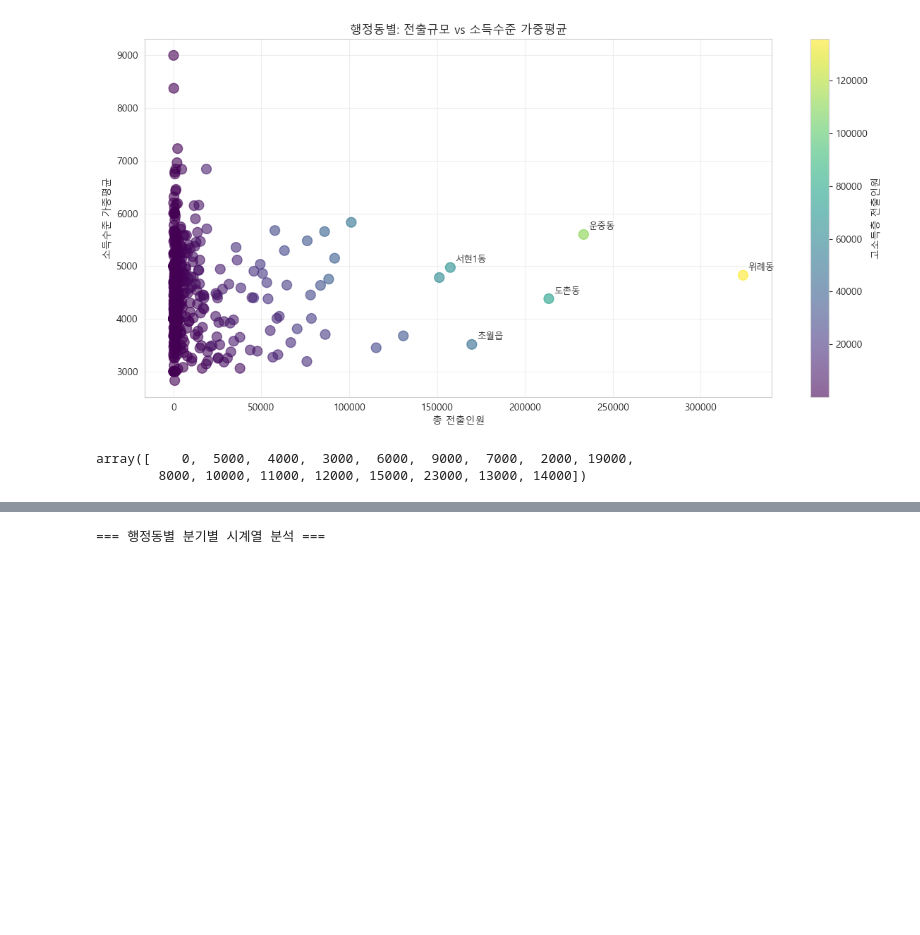
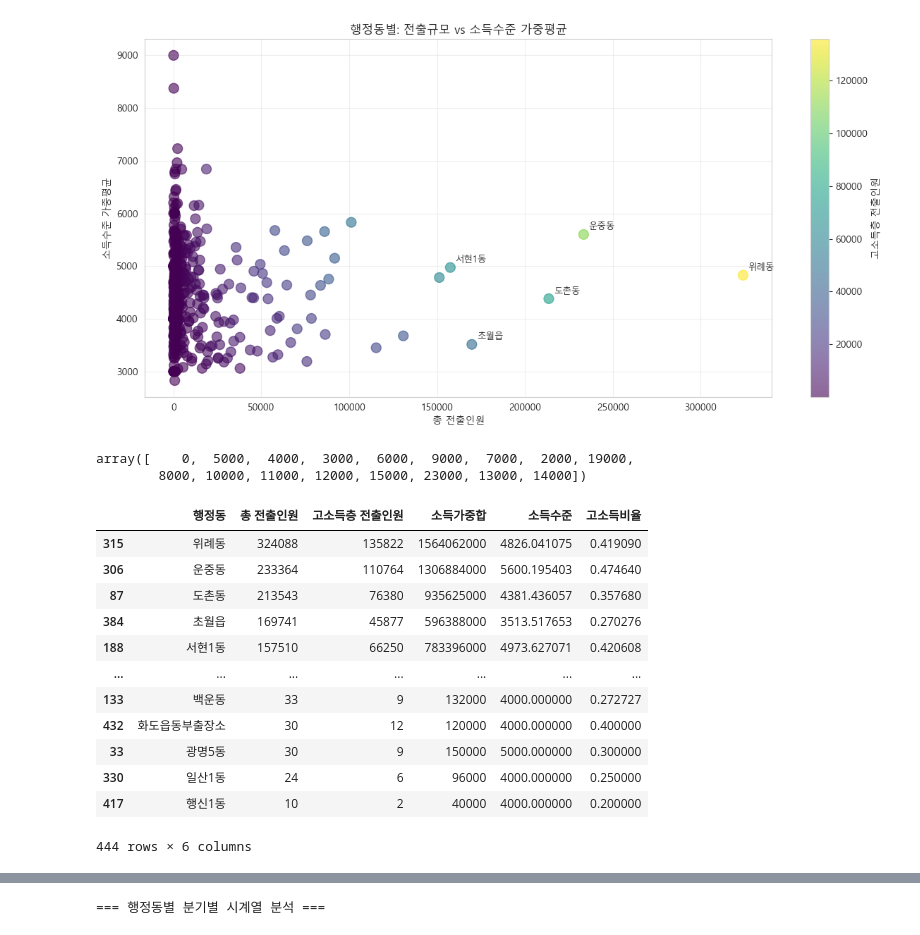
Before and after one commit to bulsajo1/final_project, a Jupyter notebook: sungju/EDA_신용.ipynb, the cells around one changed output, grey strips where cells are left out. Saved outputs shown, nothing was run; the diff lists cells and outputs as text; code cells hidden in the pictures; blank space fills up the shorter version.

```diff
--- a/sungju/EDA_신용.ipynb
+++ b/sungju/EDA_신용.ipynb
@@ -410,3 +410,19 @@ df['AVG_INC'].unique()
 # %% [output]
 array([    0,  5000,  4000,  3000,  6000,  9000,  7000,  2000, 19000,
         8000, 10000, 11000, 12000, 15000, 23000, 13000, 14000])
+# %%
+emigration_by_dong
+# %% [output]
+|  | 행정동 | 총 전출인원 | 고소득층 전출인원 | 소득가중합 | 소득수준 | 고소득비율 |
+| 315 | 위례동 | 324088 | 135822 | 1564062000 | 4826.041075 | 0.419090 |
+| 306 | 운중동 | 233364 | 110764 | 1306884000 | 5600.195403 | 0.474640 |
+| 87 | 도촌동 | 213543 | 76380 | 935625000 | 4381.436057 | 0.357680 |
+| 384 | 초월읍 | 169741 | 45877 | 596388000 | 3513.517653 | 0.270276 |
+| 188 | 서현1동 | 157510 | 66250 | 783396000 | 4973.627071 | 0.420608 |
+| ... | ... | ... | ... | ... | ... | ... |
+| 133 | 백운동 | 33 | 9 | 132000 | 4000.000000 | 0.272727 |
+| 432 | 화도읍동부출장소 | 30 | 12 | 120000 | 4000.000000 | 0.400000 |
+| 33 | 광명5동 | 30 | 9 | 150000 | 5000.000000 | 0.300000 |
+| 330 | 일산1동 | 24 | 6 | 96000 | 4000.000000 | 0.250000 |
+| 417 | 행신1동 | 10 | 2 | 40000 | 4000.000000 | 0.200000 |
+444 rows × 6 columns
```
Also changed, not shown: parts of 4 cells of this notebook.
